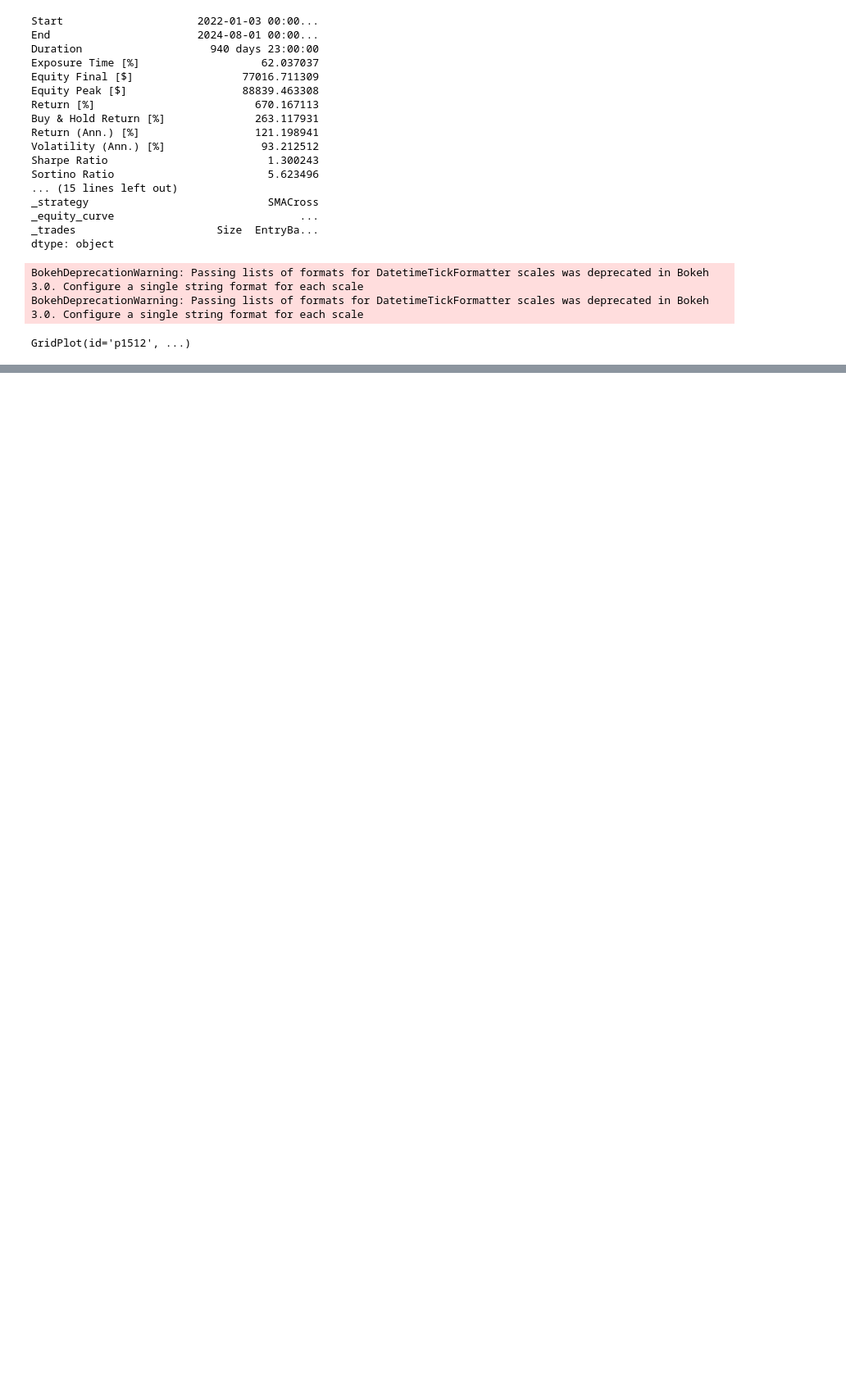
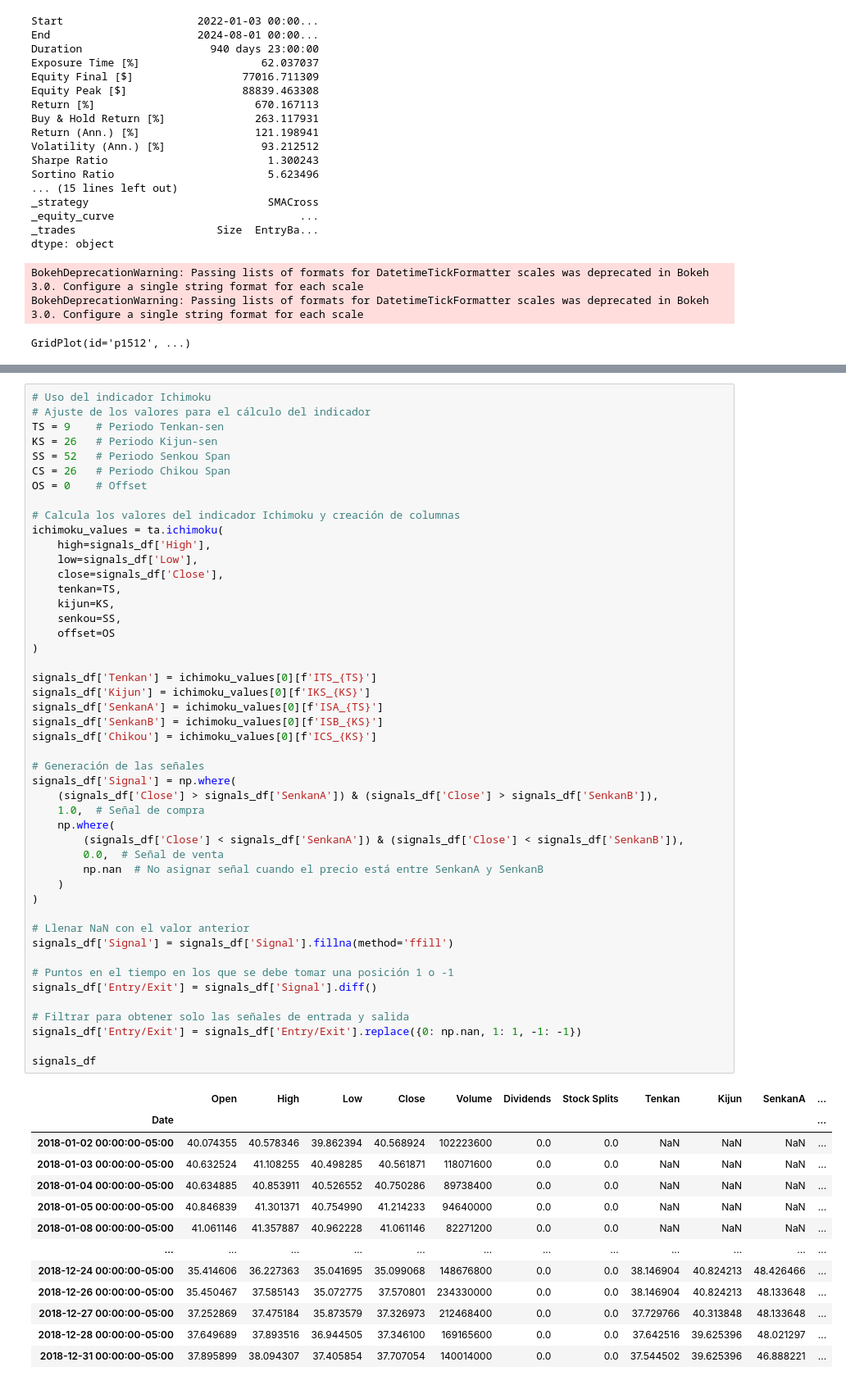
Before and after one commit to ggonzalez3377/Proyectos_Gabriel_Gonzalez, a Jupyter notebook: 1). Algorithmic_Trading.ipynb, the cells around one changed output, grey strips where cells are left out. Shown at 82% size. Saved outputs shown, nothing was run; the diff lists cells and outputs as text; blank space fills up the shorter version.

```diff
--- a/1). Algorithmic_Trading.ipynb
+++ b/1). Algorithmic_Trading.ipynb
@@ -201,0 +244,61 @@ GridPlot(id='p1512', ...)
+# %%
+# Uso del indicador Ichimoku
+# Ajuste de los valores para el cálculo del indicador
+TS = 9    # Periodo Tenkan-sen
+KS = 26   # Periodo Kijun-sen
+SS = 52   # Periodo Senkou Span
+CS = 26   # Periodo Chikou Span
+OS = 0    # Offset
+
+# Calcula los valores del indicador Ichimoku y creación de columnas
+ichimoku_values = ta.ichimoku(
+    high=signals_df['High'],
+    low=signals_df['Low'],
+    close=signals_df['Close'],
+    tenkan=TS,
+    kijun=KS,
+    senkou=SS,
+    offset=OS
+)
+
+signals_df['Tenkan'] = ichimoku_values[0][f'ITS_{TS}']
+signals_df['Kijun'] = ichimoku_values[0][f'IKS_{KS}']
+signals_df['SenkanA'] = ichimoku_values[0][f'ISA_{TS}']
+signals_df['SenkanB'] = ichimoku_values[0][f'ISB_{KS}']
+signals_df['Chikou'] = ichimoku_values[0][f'ICS_{KS}']
+
+# Generación de las señales
+signals_df['Signal'] = np.where(
+    (signals_df['Close'] > signals_df['SenkanA']) & (signals_df['Close'] > signals_df['SenkanB']),
+    1.0,  # Señal de compra
+    np.where(
+        (signals_df['Close'] < signals_df['SenkanA']) & (signals_df['Close'] < signals_df['SenkanB']),
+        0.0,  # Señal de venta
+        np.nan  # No asignar señal cuando el precio está entre SenkanA y SenkanB
+    )
+)
+
+# Llenar NaN con el valor anterior
+signals_df['Signal'] = signals_df['Signal'].fillna(method='ffill')
+
+# Puntos en el tiempo en los que se debe tomar una posición 1 o -1
+signals_df['Entry/Exit'] = signals_df['Signal'].diff()
+
+# Filtrar para obtener solo las señales de entrada y salida
+signals_df['Entry/Exit'] = signals_df['Entry/Exit'].replace({0: np.nan, 1: 1, -1: -1})
+
+signals_df
+# %% [output]
+|  | Open | High | Low | Close | Volume | Dividends | Stock Splits | Tenkan | Kijun | SenkanA | ... |
+| Date |  |  |  |  |  |  |  |  |  |  | ... |
+| 2018-01-02 00:00:00-05:00 | 40.074355 | 40.578346 | 39.862394 | 40.568924 | 102223600 | 0.0 | 0.0 | NaN | NaN | NaN | ... |
+| 2018-01-03 00:00:00-05:00 | 40.632524 | 41.108255 | 40.498285 | 40.561871 | 118071600 | 0.0 | 0.0 | NaN | NaN | NaN | ... |
+| 2018-01-04 00:00:00-05:00 | 40.634885 | 40.853911 | 40.526552 | 40.750286 | 89738400 | 0.0 | 0.0 | NaN | NaN | NaN | ... |
+| 2018-01-05 00:00:00-05:00 | 40.846839 | 41.301371 | 40.754990 | 41.214233 | 94640000 | 0.0 | 0.0 | NaN | NaN | NaN | ... |
+| 2018-01-08 00:00:00-05:00 | 41.061146 | 41.357887 | 40.962228 | 41.061146 | 82271200 | 0.0 | 0.0 | NaN | NaN | NaN | ... |
+| ... | ... | ... | ... | ... | ... | ... | ... | ... | ... | ... | ... |
+| 2018-12-24 00:00:00-05:00 | 35.414606 | 36.227363 | 35.041695 | 35.099068 | 148676800 | 0.0 | 0.0 | 38.146904 | 40.824213 | 48.426466 | ... |
+| 2018-12-26 00:00:00-05:00 | 35.450467 | 37.585143 | 35.072775 | 37.570801 | 234330000 | 0.0 | 0.0 | 38.146904 | 40.824213 | 48.133648 | ... |
+| 2018-12-27 00:00:00-05:00 | 37.252869 | 37.475184 | 35.873579 | 37.326973 | 212468400 | 0.0 | 0.0 | 37.729766 | 40.313848 | 48.133648 | ... |
+| 2018-12-28 00:00:00-05:00 | 37.649689 | 37.893516 | 36.944505 | 37.346100 | 169165600 | 0.0 | 0.0 | 37.642516 | 39.625396 | 48.021297 | ... |
+| 2018-12-31 00:00:00-05:00 | 37.895899 | 38.094307 | 37.405854 | 37.707054 | 140014000 | 0.0 | 0.0 | 37.544502 | 39.625396 | 46.888221 | ... |
```
Also changed, not shown: parts of 8 cells of this notebook, 3 other files.
